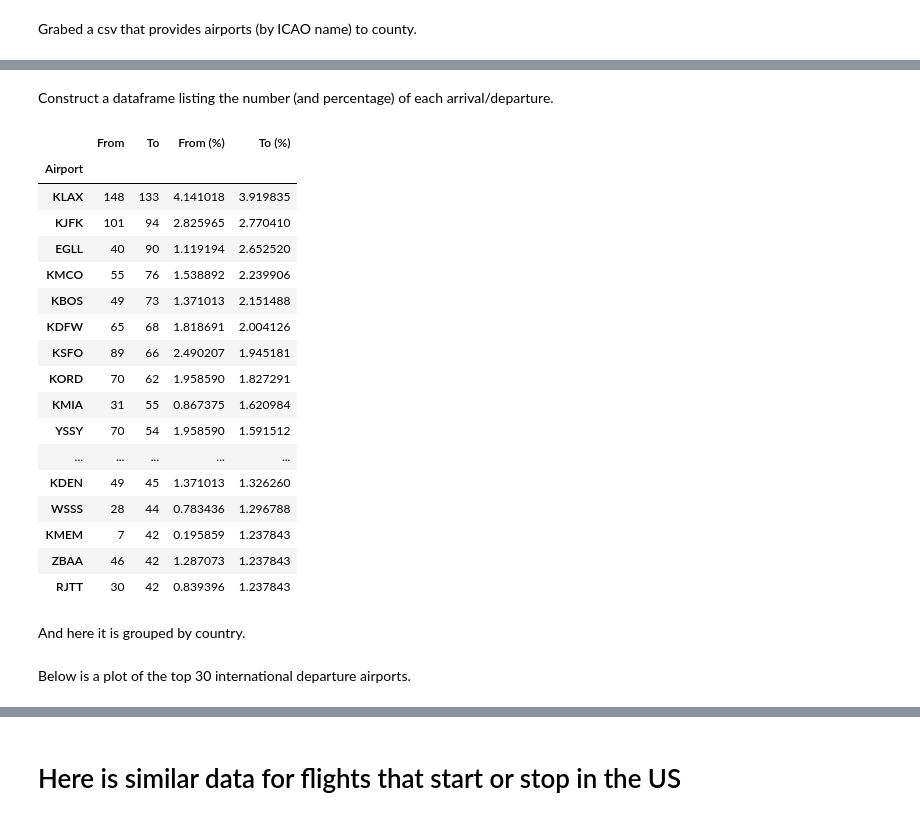
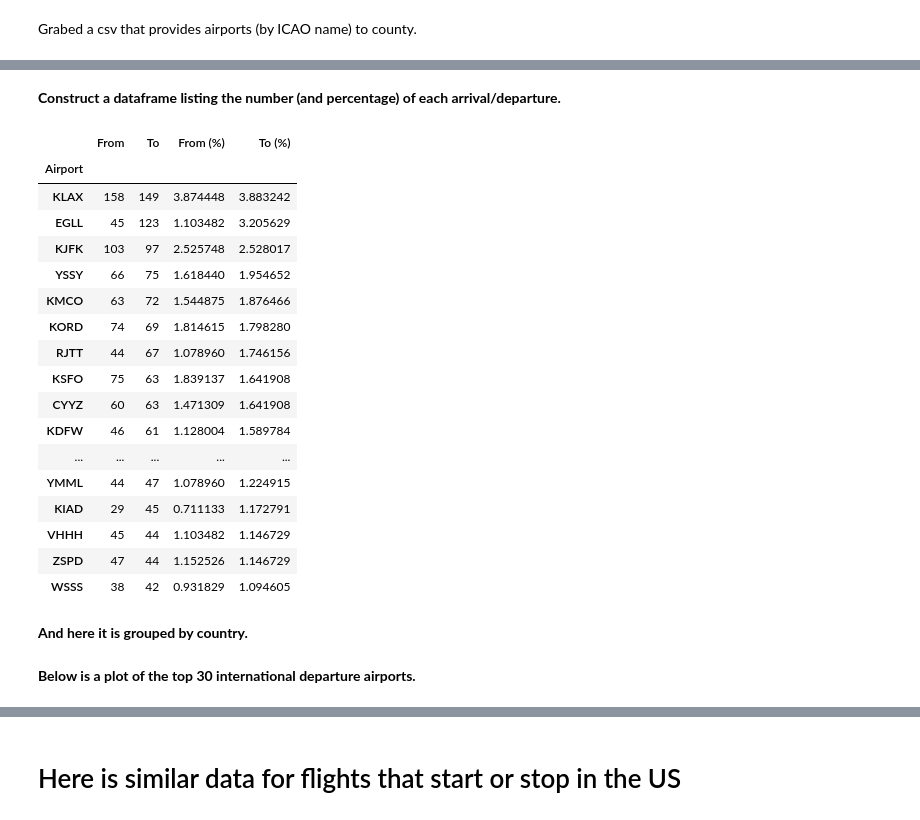
Before and after one commit to slstarnes/adsb-exploration-jupyter-2017, a Jupyter notebook: notebooks/Initial Data Exploration.ipynb, the cells around one changed output, grey strips where cells are left out. Cells and saved outputs as stored; diff of their text form; code cells hidden in the pictures.

```diff
--- a/notebooks/Initial Data Exploration.ipynb
+++ b/notebooks/Initial Data Exploration.ipynb
@@ -21,7 +25,6 @@ Loading BokehJS ...
 # %% [markdown]
 The below file is a sample day of data stored as an HDF5 file. It can be read as a DataFrame.
 # %%
-# file = r'D:\ADSB\working\h5\2016-12-02.h5'
-# file = r'/Users/lukestarnes/ADSB/h5/2016-12-24.h5'
-file = r'/Users/lukestarnes/ADSB/h5/2017-01-01.h5'
+day_file = r'/Users/lukestarnes/ADSB/h5/2016-10-01.h5'
+mega_file = r'/Users/lukestarnes/ADSB/h5/mega5.h5'
 # %%
@@ -43,0 +46,3 @@ day_of_data_df = store.select('data',start=0, stop=200000)
+# %%
+store_day = pd.HDFStore(day_file)
+day_data_df = store_day.select('data', where=['Lat>=-90','Lat<=90','Long>=-180','Long<=180'])
@@ -44 +51,9 @@ day_of_data_df = store.select('data',start=0, stop=200000)
+# %%
+def fx(t):
+    try:
+        return dt.datetime.fromtimestamp(t / 1000)
+    except:
+        return 0
+mega_data_df['RealTime'] = mega_data_df['PosTime'].fillna(0).map(int).map(fx)
+day_data_df['RealTime'] = day_data_df['PosTime'].fillna(0).map(int).map(fx)
 # %% [markdown]
@@ -141,7 +164,7 @@ airport_codes.head(3)
 | AYMD | Madang Airport | Madang | Papua New Guinea | MAG | -5.20708 | 145.789001 | 20 | 10 | U | Pacific/Port_Moresby | ... |
 | AYMH | Mount Hagen Kagamuga Airport | Mount Hagen | Papua New Guinea | HGU | -5.82679 | 144.296005 | 5388 | 10 | U | Pacific/Port_Moresby | ... |
 # %% [markdown]
-Construct a dataframe listing the number (and percentage) of each arrival/departure.
+**Construct a dataframe listing the number (and percentage) of each arrival/departure.**
 # %%
 def country_lu(s):
     if s in airport_codes.index:
@@ -161,42 +184,42 @@ usa_to = day_of_data_df[day_of_data_df['To'].isin(us_airports)]
 us_airports_df = pd.concat((usa_from, usa_to)).drop_duplicates()
 # %%
 airports = pd.DataFrame()
-airports['From'] = day_of_data_df.groupby(["To"]).Id.nunique().sort_values(ascending=False).sort_values(ascending=True)
-airports['To'] = day_of_data_df.groupby(["From"]).Id.nunique().sort_values(ascending=False).sort_values(ascending=True)
+airports['From'] = day_data_df.groupby(["To"]).Id.nunique().sort_values(ascending=False).sort_values(ascending=True)
+airports['To'] = day_data_df.groupby(["From"]).Id.nunique().sort_values(ascending=False).sort_values(ascending=True)
 airports['From'] = airports['From'].fillna(0).map(np.int64)
 airports['To'] = airports['To'].fillna(0).map(np.int64)
 airports['From (%)'] = airports['From']/airports['From'].sum() * 100
 airports['To (%)'] = airports['To']/airports['To'].sum() * 100
 airports['From'] = airports['From'].fillna(0)
 airports.index.name = 'Airport'
 airports.sort_values(by='To',ascending=False).head(20)
 # %% [output]
 |  | From | To | From (%) | To (%) |
 | Airport |  |  |  |  |
-| KLAX | 148 | 133 | 4.141018 | 3.919835 |
-| KJFK | 101 | 94 | 2.825965 | 2.770410 |
-| EGLL | 40 | 90 | 1.119194 | 2.652520 |
-| KMCO | 55 | 76 | 1.538892 | 2.239906 |
-| KBOS | 49 | 73 | 1.371013 | 2.151488 |
-| KDFW | 65 | 68 | 1.818691 | 2.004126 |
-| KSFO | 89 | 66 | 2.490207 | 1.945181 |
-| KORD | 70 | 62 | 1.958590 | 1.827291 |
-| KMIA | 31 | 55 | 0.867375 | 1.620984 |
-| YSSY | 70 | 54 | 1.958590 | 1.591512 |
+| KLAX | 158 | 149 | 3.874448 | 3.883242 |
+| EGLL | 45 | 123 | 1.103482 | 3.205629 |
+| KJFK | 103 | 97 | 2.525748 | 2.528017 |
+| YSSY | 66 | 75 | 1.618440 | 1.954652 |
+| KMCO | 63 | 72 | 1.544875 | 1.876466 |
+| KORD | 74 | 69 | 1.814615 | 1.798280 |
+| RJTT | 44 | 67 | 1.078960 | 1.746156 |
+| KSFO | 75 | 63 | 1.839137 | 1.641908 |
+| CYYZ | 60 | 63 | 1.471309 | 1.641908 |
+| KDFW | 46 | 61 | 1.128004 | 1.589784 |
 | ... | ... | ... | ... | ... |
-| KDEN | 49 | 45 | 1.371013 | 1.326260 |
-| WSSS | 28 | 44 | 0.783436 | 1.296788 |
-| KMEM | 7 | 42 | 0.195859 | 1.237843 |
-| ZBAA | 46 | 42 | 1.287073 | 1.237843 |
-| RJTT | 30 | 42 | 0.839396 | 1.237843 |
+| YMML | 44 | 47 | 1.078960 | 1.224915 |
+| KIAD | 29 | 45 | 0.711133 | 1.172791 |
+| VHHH | 45 | 44 | 1.103482 | 1.146729 |
+| ZSPD | 47 | 44 | 1.152526 | 1.146729 |
+| WSSS | 38 | 42 | 0.931829 | 1.094605 |
 # %% [markdown]
-And here it is grouped by country.
+**And here it is grouped by country.**
 # %%
 airport_country = airports.groupby(airports['From']) # 'Country' does not exist in airports obj
 if airport_country:
     airport_country.sum().sort_values(by='To',ascending=False).head(20)
 # %% [markdown]
-Below is a plot of the top 30 international departure airports.
+**Below is a plot of the top 30 international departure airports.**
 # %%
 mpl.rcParams['figure.figsize'] = 10, 8
 mpl.rcParams['figure.dpi'] = 100
```
Also changed, not shown: parts of 34 cells of this notebook, 1 other file.
